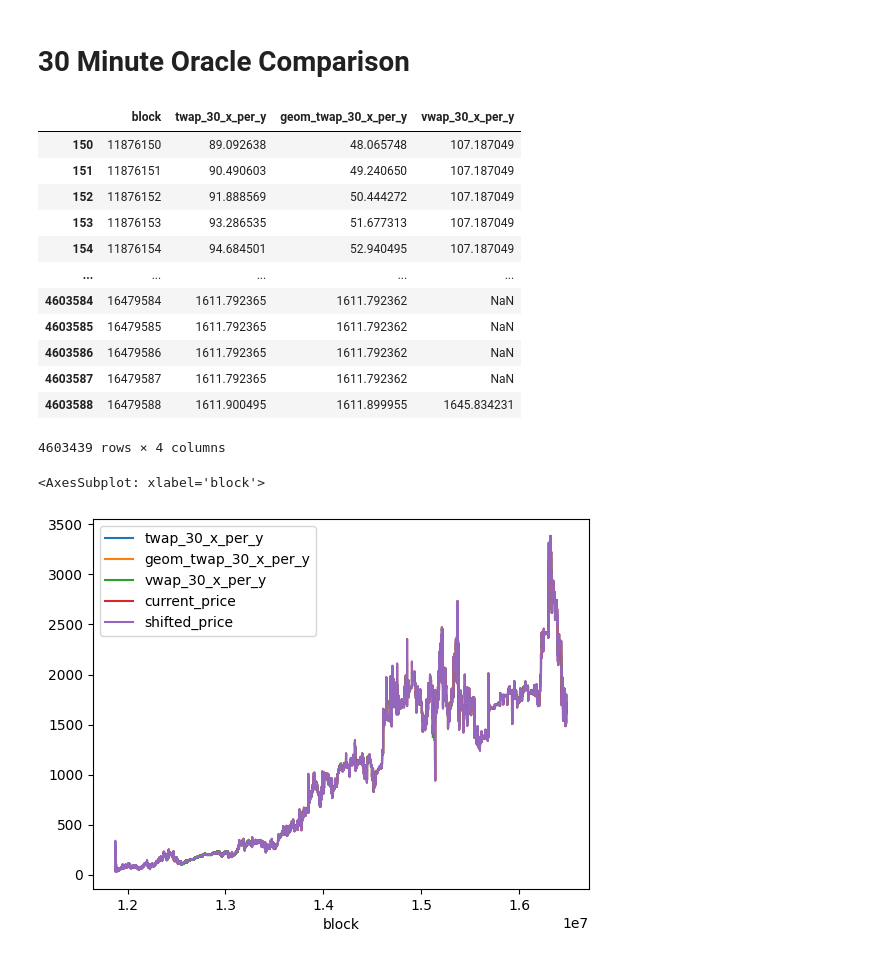
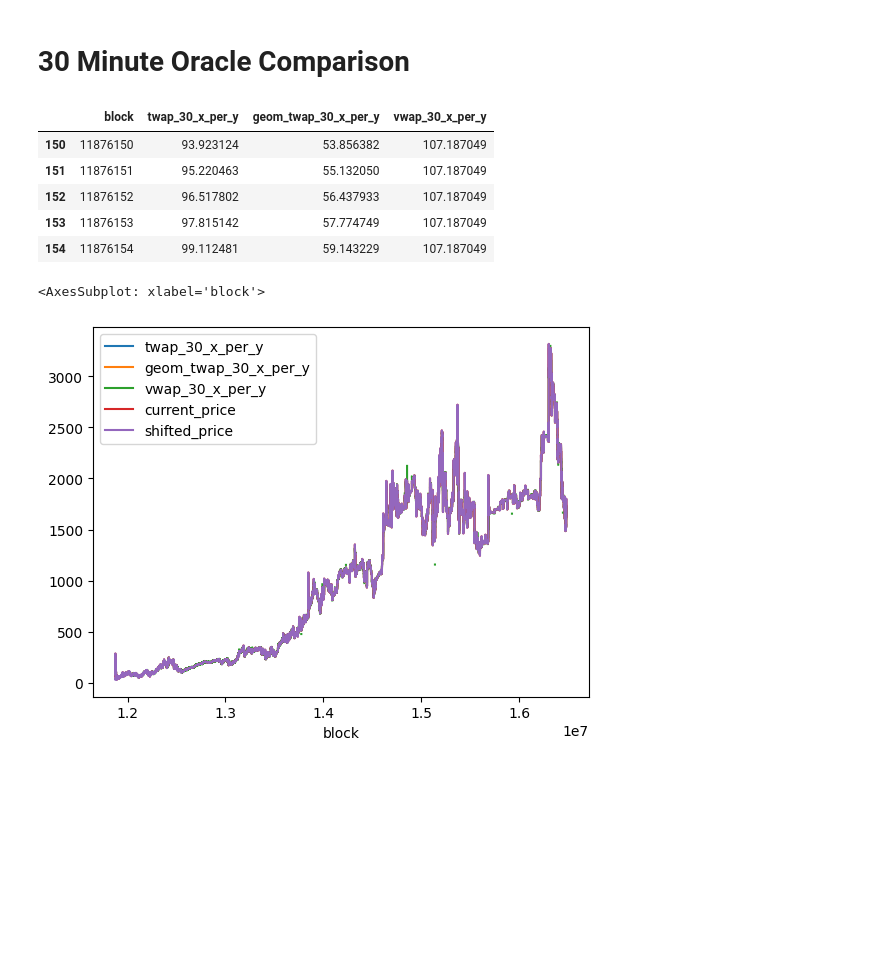
Before and after one commit to Ammalgam-Protocol/data-analysis, a Jupyter notebook: data-analysis.ipynb, the cells around one changed output. Drawn from its saved outputs; the diff is of its cells as text; code cells hidden in the pictures; blank space fills up the shorter version.

```diff
--- a/data-analysis.ipynb
+++ b/data-analysis.ipynb
@@ -19,12 +25,11 @@ state_df.head()
 # %%
 block_df = (state_df[['block', 'amount0In', 'amount1In', 'amount0Out', 'amount1Out', 'reserve0', 'reserve1']]).groupby(
     state_df.block, as_index=False).agg({
-        'block': 'first', 'amount0In': sum, 'amount1In': sum, 'amount0Out': sum, 'amount1Out': sum, 'reserve0': 'last', 'reserve1': 'last'
+        'block': 'first', 'amount0In': sum, 'amount1In': sum, 'amount0Out': sum, 'amount1Out': sum, 'reserve0': 'first', 'reserve1': 'first'
     })
 block_df.block = block_df.block.astype(int)
 
 block_df = block_df.set_index('block').reindex(np.arange(block_df.block.min(), block_df.block.max() + 1)).reset_index()
-block_df.reserve0 = block_df.reserve0.fillna(method='ffill')
-block_df.reserve1 = block_df.reserve1.fillna(method='ffill')
+block_df.reserve0 = block_df.reserve0.fillna(method='bfill')
+block_df.reserve1 = block_df.reserve1.fillna(method='bfill')
 block_df = block_df.fillna(value=0)
-block_df.head()
@@ -90,19 +98,13 @@ oracle_df.head()
 # %% [markdown]
 # 30 Minute Oracle Comparison
 # %%
-oracle_df.iloc[150:][['block', 'twap_30_x_per_y', 'geom_twap_30_x_per_y', 'vwap_30_x_per_y']]
+average_price_df = oracle_df.iloc[150:][['block', 'twap_30_x_per_y', 'geom_twap_30_x_per_y', 'vwap_30_x_per_y']]
+average_price_df.head()
 # %% [output]
 |  | block | twap_30_x_per_y | geom_twap_30_x_per_y | vwap_30_x_per_y |
-| 150 | 11876150 | 89.092638 | 48.065748 | 107.187049 |
-| 151 | 11876151 | 90.490603 | 49.240650 | 107.187049 |
-| 152 | 11876152 | 91.888569 | 50.444272 | 107.187049 |
-| 153 | 11876153 | 93.286535 | 51.677313 | 107.187049 |
-| 154 | 11876154 | 94.684501 | 52.940495 | 107.187049 |
-| ... | ... | ... | ... | ... |
-| 4603584 | 16479584 | 1611.792365 | 1611.792362 | NaN |
-| 4603585 | 16479585 | 1611.792365 | 1611.792362 | NaN |
-| 4603586 | 16479586 | 1611.792365 | 1611.792362 | NaN |
-| 4603587 | 16479587 | 1611.792365 | 1611.792362 | NaN |
-| 4603588 | 16479588 | 1611.900495 | 1611.899955 | 1645.834231 |
+| 150 | 11876150 | 93.923124 | 53.856382 | 107.187049 |
+| 151 | 11876151 | 95.220463 | 55.132050 | 107.187049 |
+| 152 | 11876152 | 96.517802 | 56.437933 | 107.187049 |
+| 153 | 11876153 | 97.815142 | 57.774749 | 107.187049 |
+| 154 | 11876154 | 99.112481 | 59.143229 | 107.187049 |
-4603439 rows × 4 columns
 # %%
@@ -114,4 +115,4 @@ average_price_df = average_price_df.set_index('block')
 average_price_df.plot()
 # %% [output]
 <AxesSubplot: xlabel='block'>
-[figure, old version]
+[figure, new version]
```
Also changed, not shown: parts of 16 cells of this notebook.
